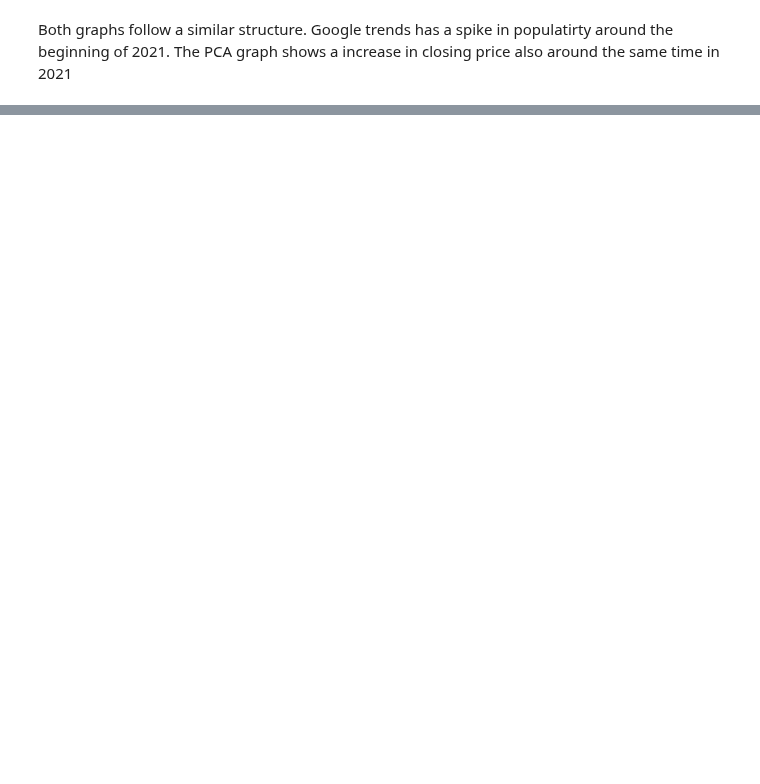
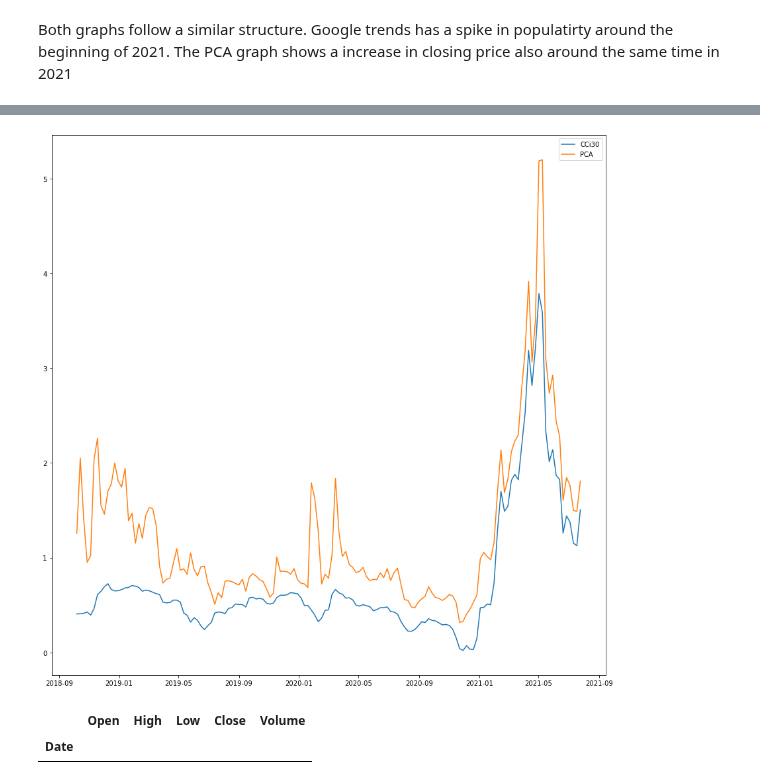
Before and after one commit to kenneykwan/Springboard, a Jupyter notebook: Capstone2-CCI30Index/Notebooks/Capstone 2 - Preprocessing and Training.ipynb, the cells around one changed output, grey strips where cells are left out. Drawn from its saved outputs; the diff is of its cells as text; code cells hidden in the pictures; blank space fills up the shorter version.

```diff
--- a/Capstone2-CCI30Index/Notebooks/Capstone 2 - Preprocessing and Training.ipynb
+++ b/Capstone2-CCI30Index/Notebooks/Capstone 2 - Preprocessing and Training.ipynb
@@ -113,0 +133,9 @@ pca_dataset.to_csv("../Data/PCA_Dataset_With_Mean.csv")
+# %%
+cci30 = pd.read_csv('../Data/cci30_OHLCV.csv')
+cci30=cci30.set_index('Date')
+cci30 = cci30.loc['2021-08-01':'2018-10-08',:]['Close']
+cci30 = cci30.sort_index(ascending = True)
+cci30 = pd.DataFrame(cci30)
+cci30.index = pd.to_datetime(cci30.index)
+cci30= cci30.resample('W', label = 'left').apply('mean')
+cci30
@@ -113,0 +157,21 @@ pca_dataset.to_csv("../Data/PCA_Dataset_With_Mean.csv")
+# %%
+plt.figure(figsize = (15,15))
+
+scaled = StandardScaler()
+
+cci30_scaled = scaled.fit_transform(cci30)
+
+cci30_scaled = np.abs(cci30_scaled)
+
+
+plt.plot(pca_dataset.index,cci30_scaled)
+plt.plot(pca_dataset.index, pca_dataset['PCA_mean'])
+plt.legend(['CCi30','PCA'])
+plt.show()
+# %% [output]
+[figure, added]
+# %%
+cci30
+# %% [output]
+|  | Open | High | Low | Close | Volume |
+| Date |  |  |  |  |  |
```
Also changed, not shown: parts of 5 cells of this notebook, 2 other files.
